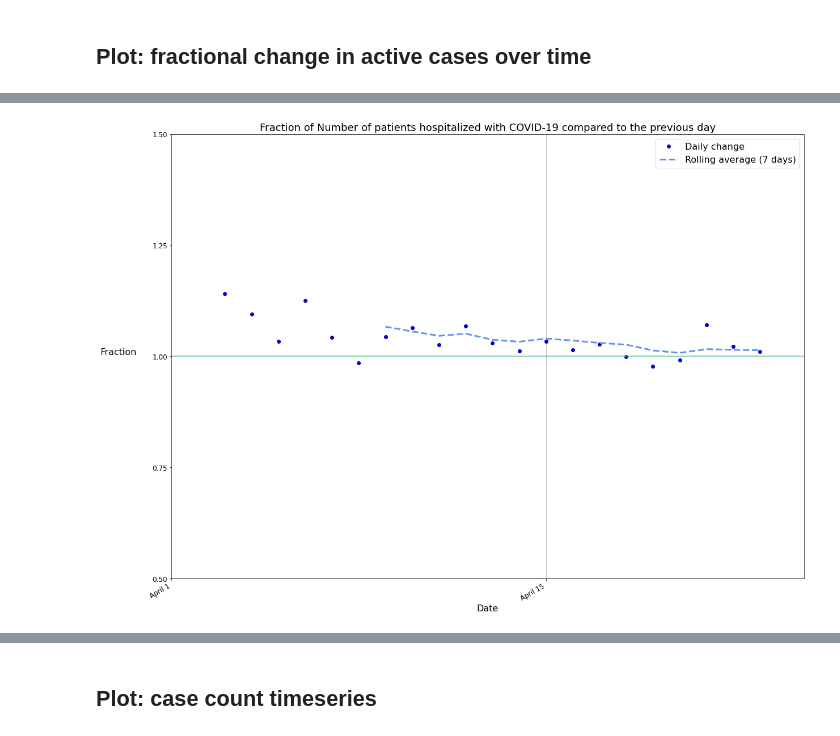
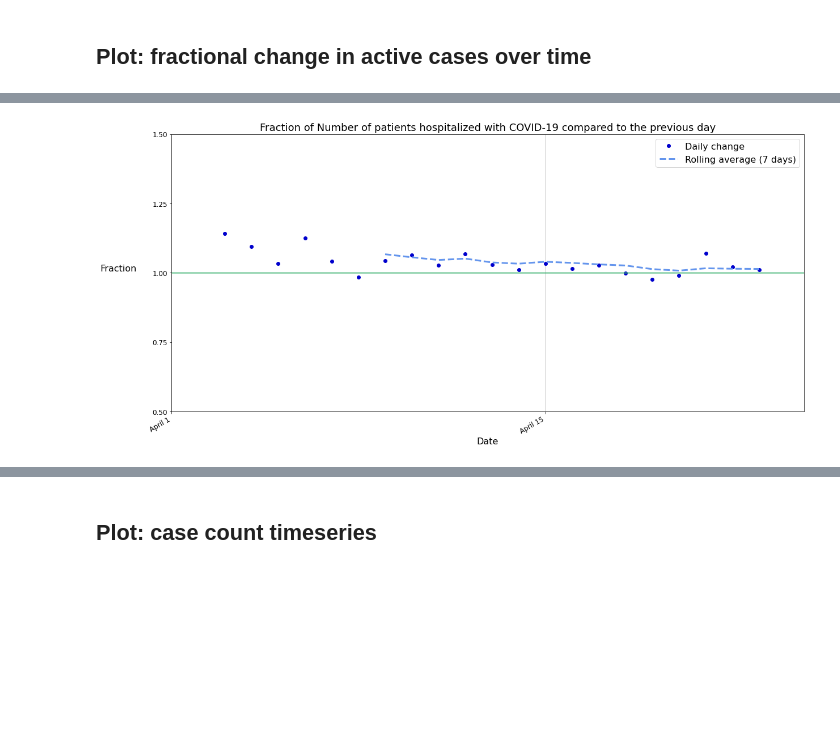
Before and after one commit to rlwelch/covid-ontario, a Jupyter notebook: covid_ontario/covid_ontario_investigation.ipynb, the cells around one changed output, grey strips where cells are left out. Drawn from its saved outputs; the diff is of its cells as text; code cells hidden in the pictures; blank space fills up the shorter version.

```diff
--- a/covid_ontario/covid_ontario_investigation.ipynb
+++ b/covid_ontario/covid_ontario_investigation.ipynb
@@ -278,8 +275,7 @@ def plot_fractional_change(time_series, start_date, plot_labels={}, government_i
     ts = ts/ts.shift(1)
     ts_avg = ts.rolling(7).mean()
 
-    fig, ax = plt.subplots()
-    fig.figsize=[20, 16]
+    fig, ax = plt.subplots(figsize=(20, 10))
 
     ax.plot(ts, "o",
             color="mediumblue",
@@ -320,7 +316,7 @@ def plot_fractional_change(time_series, start_date, plot_labels={}, government_i
     ax.xaxis.grid(True, which="major")
 
     fig.autofmt_xdate()
-    plt.show()
+    return fig
 # %%
 # Outstanding cases are confirmed positives that have not ended in: deaths, resolved
 time_series = tests["Confirmed Positive"] - tests["Deaths"] - tests["Resolved"]
@@ -336,10 +333,11 @@ plot_fractional_change(time_series, start_date, plot_labels=plot_labels, governm
 # %%
 # Outstanding cases are confirmed positives that have not ended in: deaths, resolved
 time_series = tests["Number of patients hospitalized with COVID-19"]
 start_date = "2020-04-01"
-plot_fractional_change(time_series, start_date)
+fig = plot_fractional_change(time_series, start_date)
+plt.show()
 # %% [output]
-[figure, old version]
+[figure, new version]
 # %%
 time_series = tests["Number of patients in ICU with COVID-19"]
 start_date = "2020-04-01"
```
Also changed, not shown: parts of 26 cells of this notebook.
